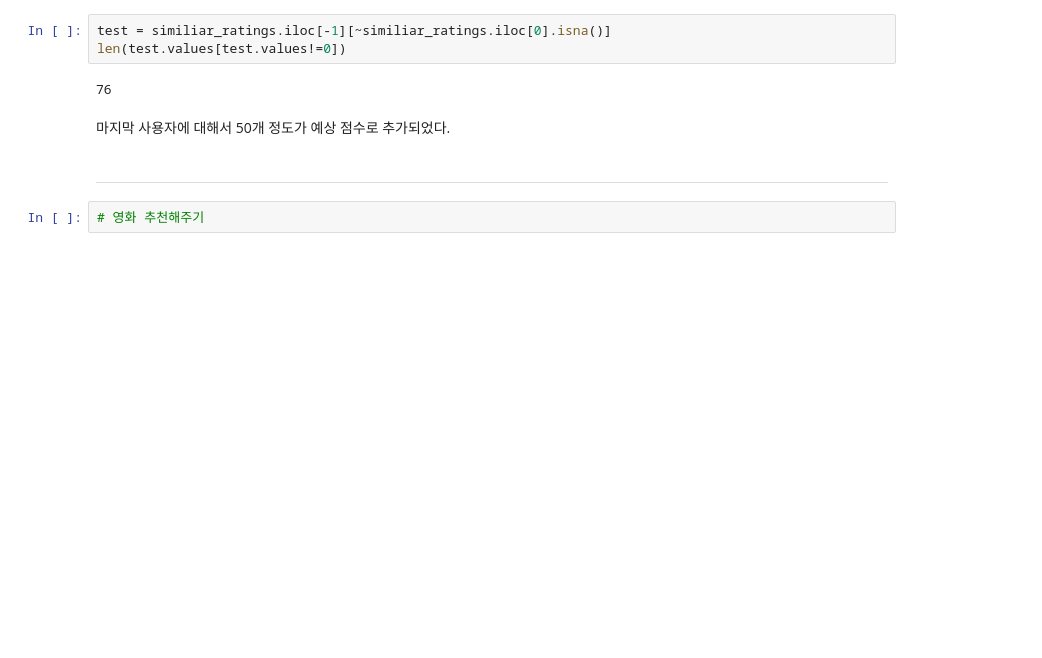
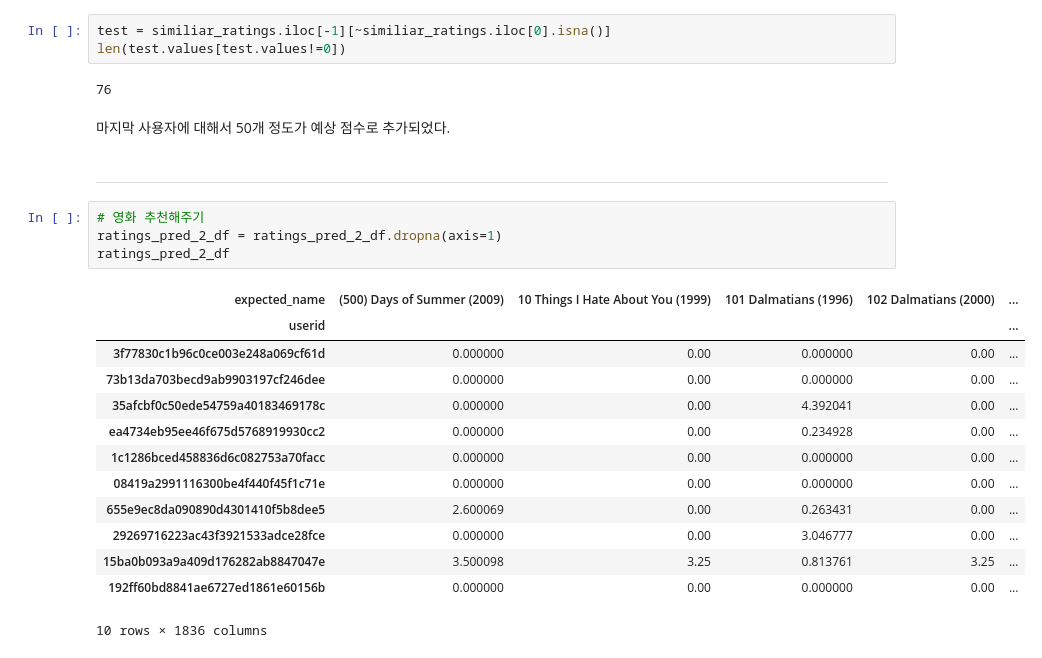
Before and after one commit to SangHui48/zerobase_algorithm_study2, a Jupyter notebook: ML_project/방아현/1201.ipynb, the cells around one changed output. Cells and saved outputs as stored; diff of their text form; blank space fills up the shorter version.

```diff
--- a/ML_project/방아현/1201.ipynb
+++ b/ML_project/방아현/1201.ipynb
@@ -323,3 +323,19 @@ len(test.values[test.values!=0])
 ---
 # %%
 # 영화 추천해주기
+ratings_pred_2_df = ratings_pred_2_df.dropna(axis=1)
+ratings_pred_2_df
+# %% [output]
+| expected_name | (500) Days of Summer (2009) | 10 Things I Hate About You (1999) | 101 Dalmatians (1996) | 102 Dalmatians (2000) | ... |
+| userid |  |  |  |  | ... |
+| 3f77830c1b96c0ce003e248a069cf61d | 0.000000 | 0.00 | 0.000000 | 0.00 | ... |
+| 73b13da703becd9ab9903197cf246dee | 0.000000 | 0.00 | 0.000000 | 0.00 | ... |
+| 35afcbf0c50ede54759a40183469178c | 0.000000 | 0.00 | 4.392041 | 0.00 | ... |
+| ea4734eb95ee46f675d5768919930cc2 | 0.000000 | 0.00 | 0.234928 | 0.00 | ... |
+| 1c1286bced458836d6c082753a70facc | 0.000000 | 0.00 | 0.000000 | 0.00 | ... |
+| 08419a2991116300be4f440f45f1c71e | 0.000000 | 0.00 | 0.000000 | 0.00 | ... |
+| 655e9ec8da090890d4301410f5b8dee5 | 2.600069 | 0.00 | 0.263431 | 0.00 | ... |
+| 29269716223ac43f3921533adce28fce | 0.000000 | 0.00 | 3.046777 | 0.00 | ... |
+| 15ba0b093a9a409d176282ab8847047e | 3.500098 | 3.25 | 0.813761 | 3.25 | ... |
+| 192ff60bd8841ae6727ed1861e60156b | 0.000000 | 0.00 | 0.000000 | 0.00 | ... |
+10 rows × 1836 columns
```
Also changed, not shown: parts of 4 cells of this notebook, 3 other files.
